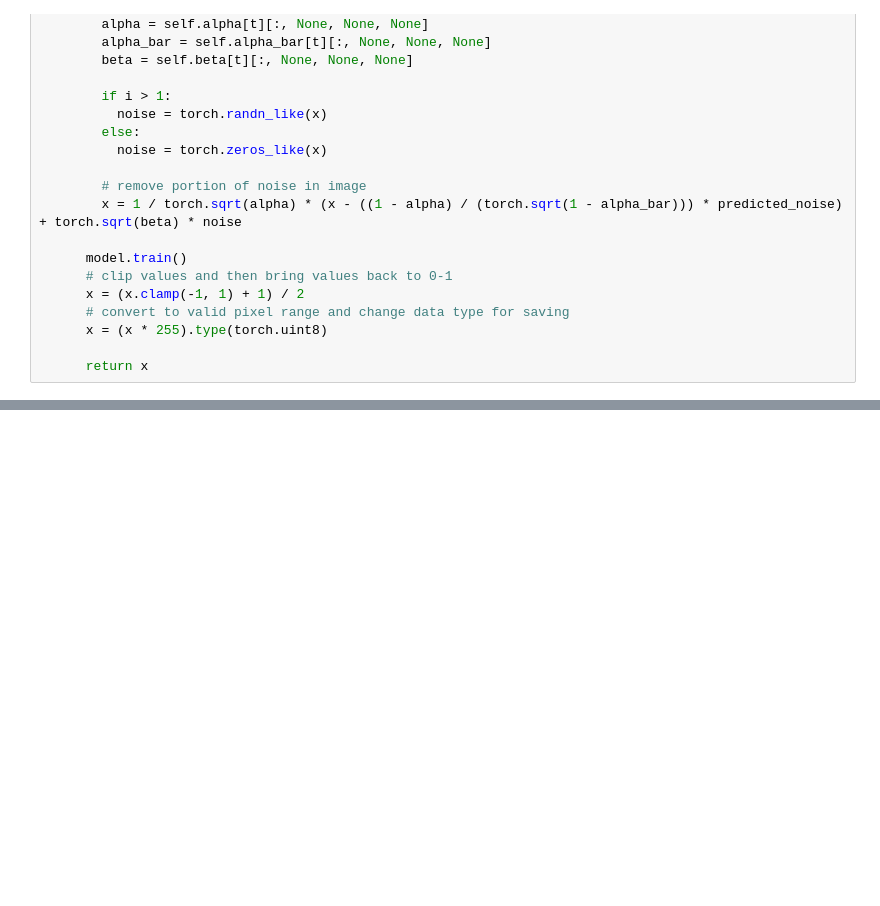
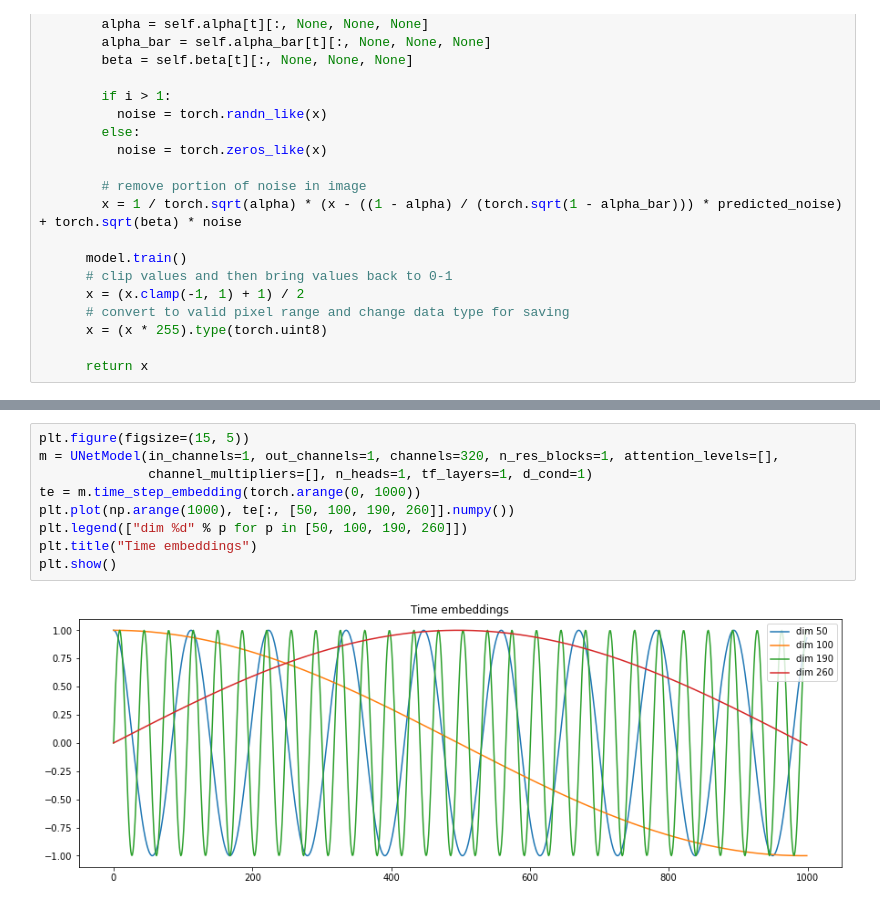
Before and after one commit to ichiyan/BrainDecoding, a Jupyter notebook: ddpm.ipynb, the cells around one changed output, grey strips where cells are left out. Saved outputs shown, nothing was run; the diff lists cells and outputs as text; blank space fills up the shorter version.

Commit message:
added unet model

```diff
--- a/ddpm.ipynb
+++ b/ddpm.ipynb
@@ -99,0 +573,11 @@ class UNet(nn.Module):
+# %%
+plt.figure(figsize=(15, 5))
+m = UNetModel(in_channels=1, out_channels=1, channels=320, n_res_blocks=1, attention_levels=[],
+              channel_multipliers=[], n_heads=1, tf_layers=1, d_cond=1)
+te = m.time_step_embedding(torch.arange(0, 1000))
+plt.plot(np.arange(1000), te[:, [50, 100, 190, 260]].numpy())
+plt.legend(["dim %d" % p for p in [50, 100, 190, 260]])
+plt.title("Time embeddings")
+plt.show()
+# %% [output]
+[figure, added]
```
Also changed, not shown: parts of 12 cells of this notebook.
